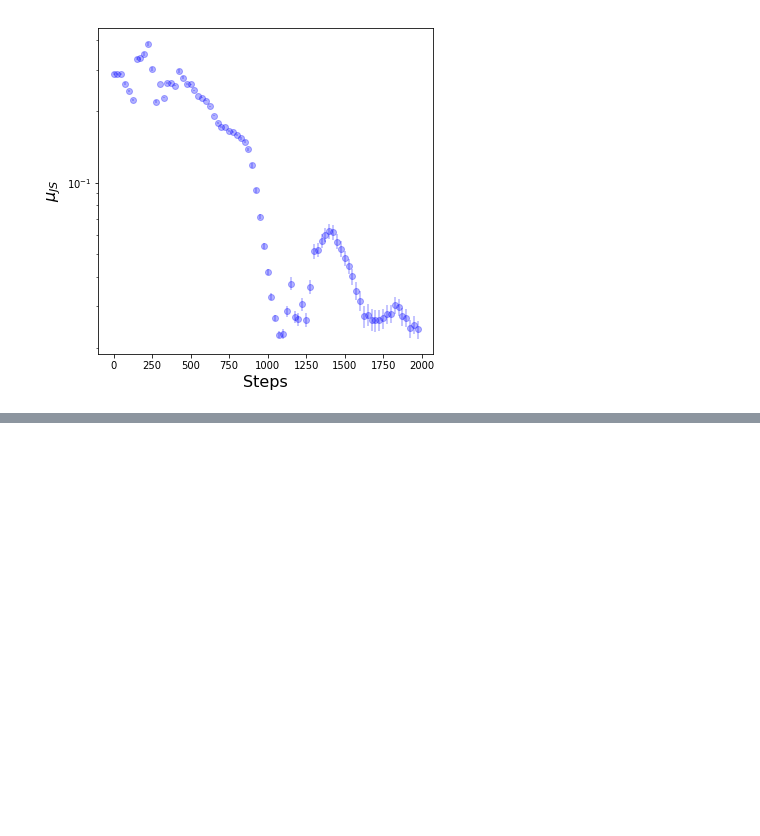
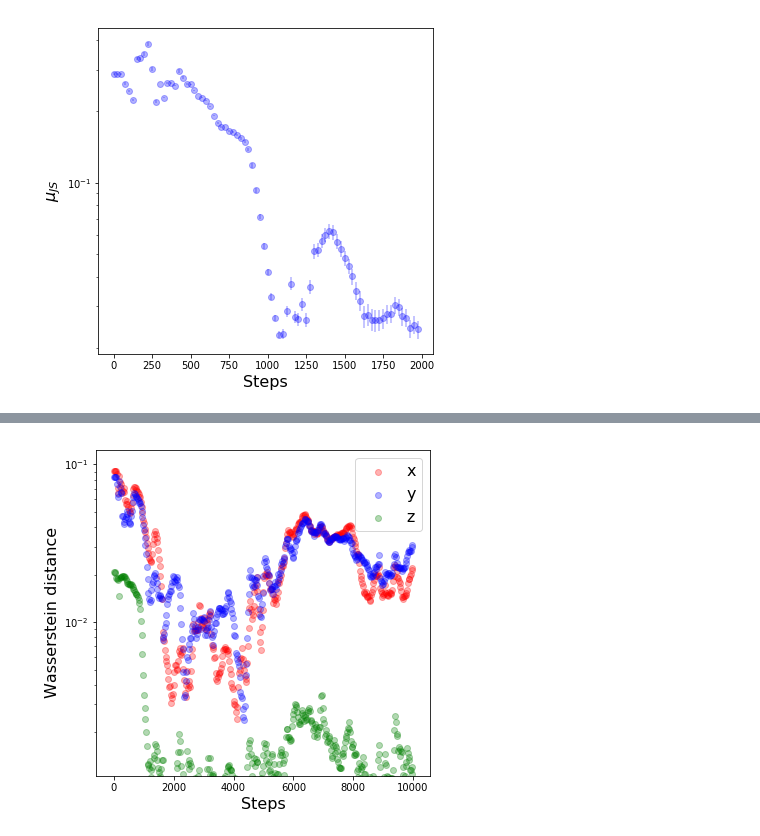
Before and after one commit to vitoriapacela/hgcal_wgan, a Jupyter notebook: notebooks/w_eval.ipynb, the cells around one changed output, grey strips where cells are left out. Drawn from its saved outputs; the diff is of its cells as text; code cells hidden in the pictures; blank space fills up the shorter version.

```diff
--- a/notebooks/w_eval.ipynb
+++ b/notebooks/w_eval.ipynb
@@ -538,0 +540,13 @@ plt.legend(prop={'size': 16})
+# %%
+plt.figure(figsize=(6, 6))
+
+plt.scatter(w_dist[:, 0], w_dist[:, 1], color='red', alpha=0.3, label='x')
+plt.scatter(w_dist[:, 0], w_dist[:, 2], color='blue', alpha=0.3, label='y')
+plt.scatter(w_dist[:, 0], w_dist[:, 3], color='green', alpha=0.3, label='z')
+
+plt.xlabel("Steps", size=16)
+plt.ylabel("Wasserstein distance", size=16)
+plt.legend(prop={'size': 16})
+plt.yscale('log')
+# %% [output]
+[figure, added]
```
Also changed, not shown: parts of 21 cells of this notebook, 1 other file.
